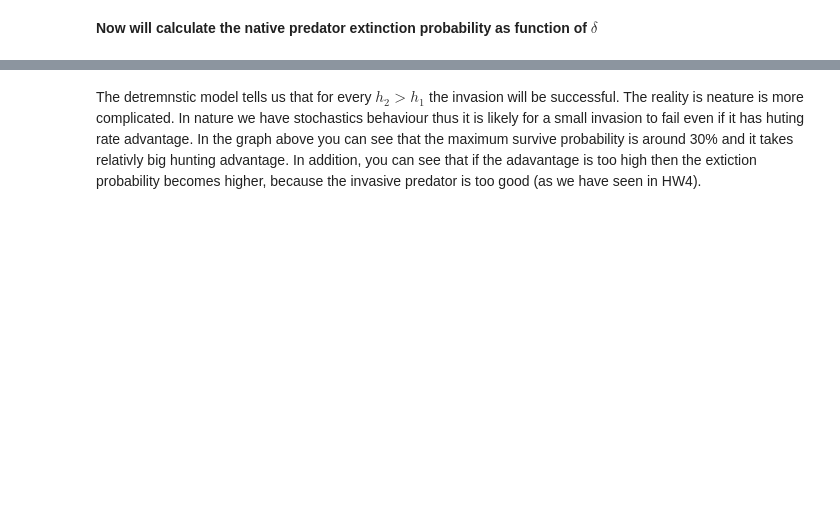
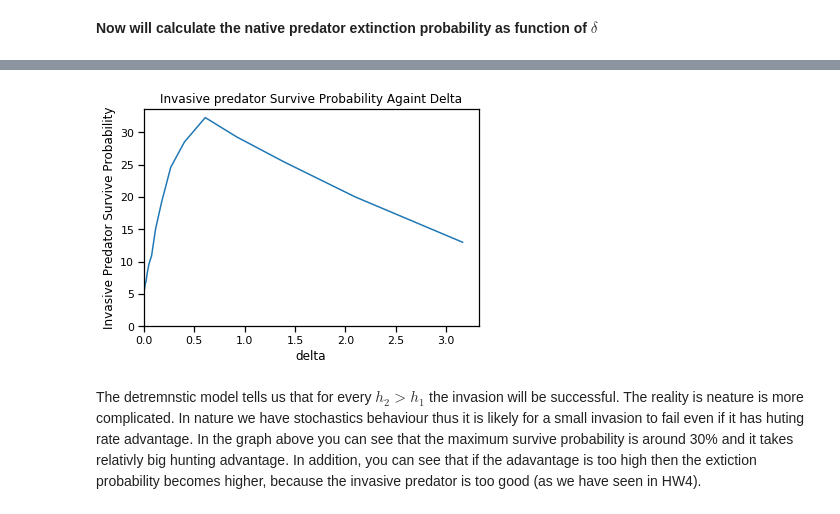
Before and after one commit to dorcohe/SciPythonFinalProject, a Jupyter notebook: FinalProject.ipynb, the cells around one changed output, grey strips where cells are left out. Drawn from its saved outputs; the diff is of its cells as text; code cells hidden in the pictures; blank space fills up the shorter version.

```diff
--- a/FinalProject.ipynb
+++ b/FinalProject.ipynb
@@ -411,12 +428,15 @@ Running 5000 simulations on 2 CPUs for h2 = 0.005
 # %%
 f, ax = plt.subplots(1)
-ax.plot((h2_range-h1)/h1, 100*invasivePredatorSurviveProb)
+delta = np.concatenate((np.zeros(1), np.logspace(-2,0.5,num=15)), axis=None)
+ax.plot(delta, 100*invasivePredatorSurviveProb)
 ax.set_xlabel("delta")
 ax.set_ylabel("Invasive Predator Survive Probability");
 ax.set_title("Invasive predator Survive Probability Againt Delta")
 ax.set_ylim(ymin=0)
 ax.set_xlim(xmin=0)
 plt.show(f)
+# %% [output]
+[figure, added]
 # %% [markdown]
 The detremnstic model tells us that for every $h_2>h_1$ the invasion will be successful. The reality is neature is more complicated. In nature we have stochastics behaviour thus it is likely for a small invasion to fail even if it has huting rate advantage. In the graph above you can see that the maximum survive probability is around 30% and it takes relativly big hunting advantage.
 In addition, you can see that if the adavantage is too high then the extiction probability becomes higher, because the invasive predator is too good (as we have seen in HW4).
```
Also changed, not shown: parts of 5 cells of this notebook.
